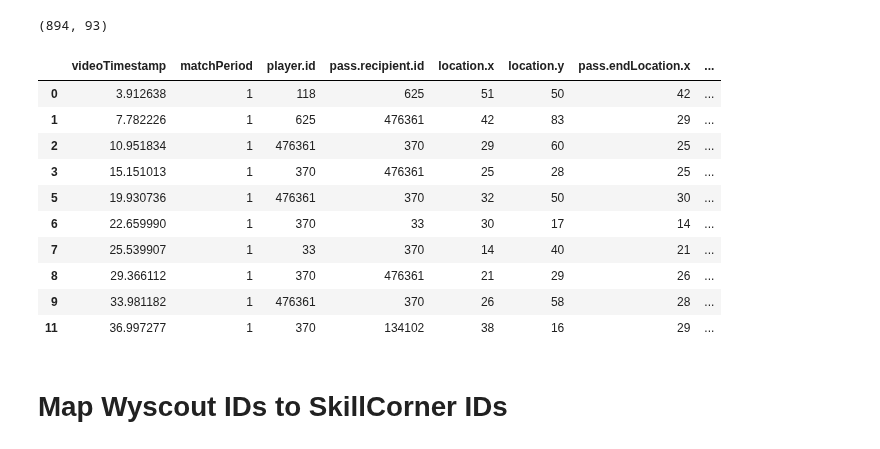
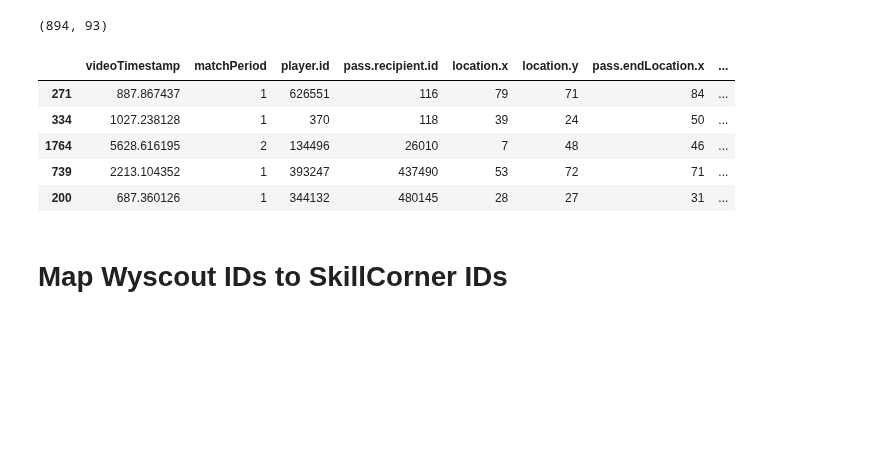
Before and after one commit to ariskoutris/defensive-passing-networks, a Jupyter notebook: src/notebooks/pass_tables.ipynb, the cells around one changed output. Cells and saved outputs as stored; diff of their text form; code cells hidden in the pictures; blank space fills up the shorter version.

```diff
--- a/src/notebooks/pass_tables.ipynb
+++ b/src/notebooks/pass_tables.ipynb
@@ -125,20 +102,15 @@ passes['videoTimestamp'] = passes['videoTimestamp'].astype(float)
 passes['pass.recipient.id'] = passes['pass.recipient.id'].astype(int)
 passes['pass.endLocation.x'] = passes['pass.endLocation.x'].astype(int)
 passes['pass.endLocation.y'] = passes['pass.endLocation.y'].astype(int)
-# %%
-passes.head(10)
-# %% [output]
-|  | videoTimestamp | matchPeriod | player.id | pass.recipient.id | location.x | location.y | pass.endLocation.x | ... |
-| 0 | 3.912638 | 1 | 118 | 625 | 51 | 50 | 42 | ... |
-| 1 | 7.782226 | 1 | 625 | 476361 | 42 | 83 | 29 | ... |
-| 2 | 10.951834 | 1 | 476361 | 370 | 29 | 60 | 25 | ... |
-| 3 | 15.151013 | 1 | 370 | 476361 | 25 | 28 | 25 | ... |
-| 5 | 19.930736 | 1 | 476361 | 370 | 32 | 50 | 30 | ... |
-| 6 | 22.659990 | 1 | 370 | 33 | 30 | 17 | 14 | ... |
-| 7 | 25.539907 | 1 | 33 | 370 | 14 | 40 | 21 | ... |
-| 8 | 29.366112 | 1 | 370 | 476361 | 21 | 29 | 26 | ... |
-| 9 | 33.981182 | 1 | 476361 | 370 | 26 | 58 | 28 | ... |
-| 11 | 36.997277 | 1 | 370 | 134102 | 38 | 16 | 29 | ... |
+# %%
+passes.sample(5)
+# %% [output]
+|  | videoTimestamp | matchPeriod | player.id | pass.recipient.id | location.x | location.y | pass.endLocation.x | ... |
+| 271 | 887.867437 | 1 | 626551 | 116 | 79 | 71 | 84 | ... |
+| 334 | 1027.238128 | 1 | 370 | 118 | 39 | 24 | 50 | ... |
+| 1764 | 5628.616195 | 2 | 134496 | 26010 | 7 | 48 | 46 | ... |
+| 739 | 2213.104352 | 1 | 393247 | 437490 | 53 | 72 | 71 | ... |
+| 200 | 687.360126 | 1 | 344132 | 480145 | 28 | 27 | 31 | ... |
 # %% [markdown]
 # Map Wyscout IDs to SkillCorner IDs
 # %%
```
Also changed, not shown: parts of 32 cells of this notebook, 8 other files.
